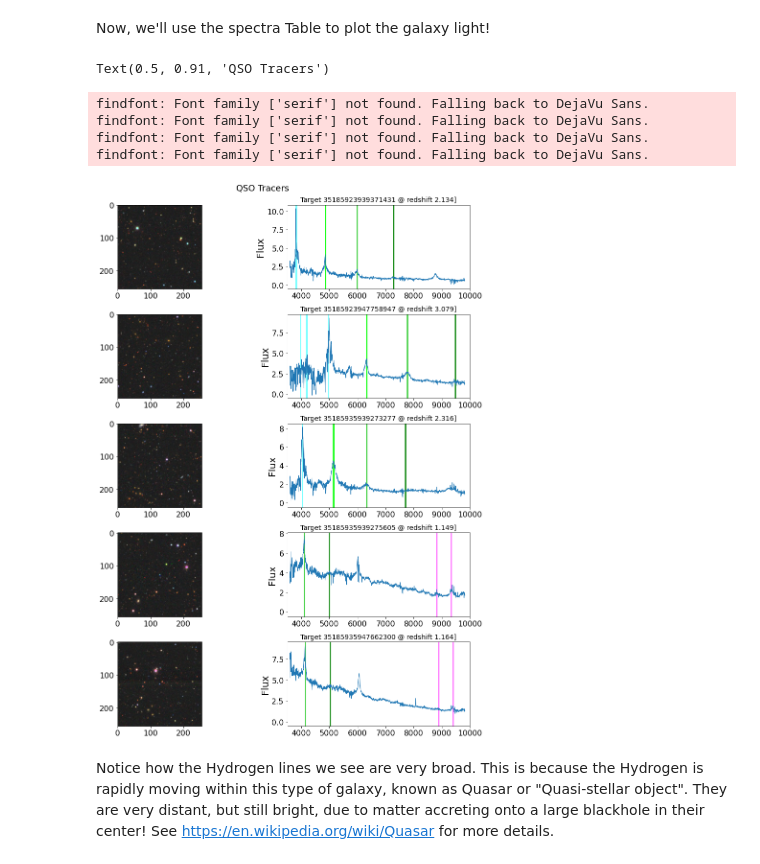
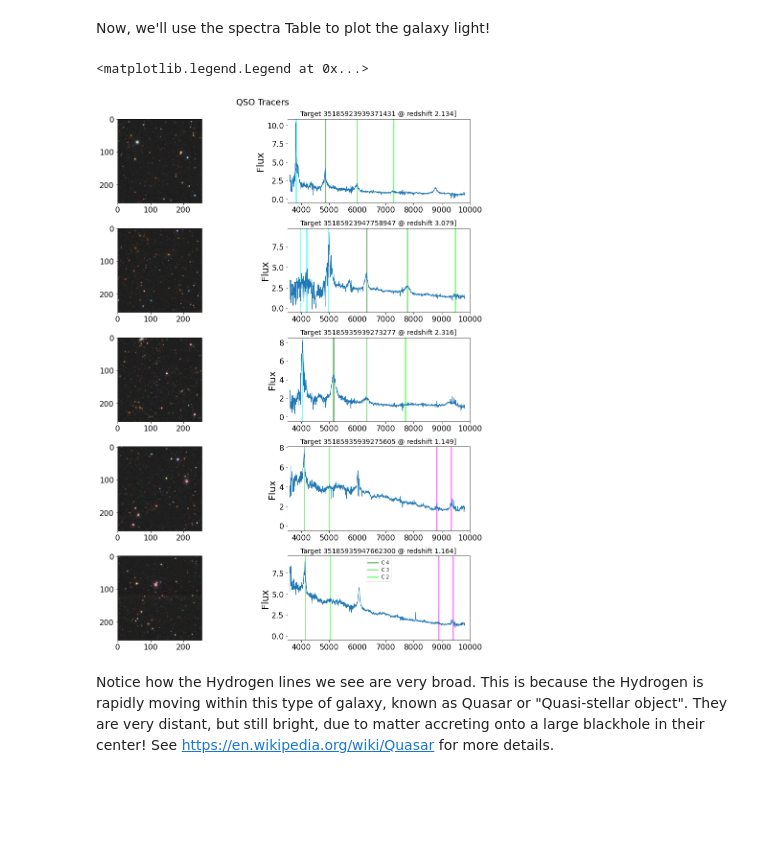
Before and after one commit to Nathanc7525/desihigh, a Jupyter notebook: DESI.ipynb, the cells around one changed output. Drawn from its saved outputs; the diff is of its cells as text; code cells hidden in the pictures; blank space fills up the shorter version.

```diff
--- a/DESI.ipynb
+++ b/DESI.ipynb
@@ -165,43 +174,42 @@ for i, tid in enumerate(redshifts['TARGETID'][:ngal]):
   for lyman in Lymans:
     axes[i,1].axvline((1. + redshift) * lyman, c='cyan', alpha=0.5)
   # CIV
-    axes[i,1].axvline((1. + redshift) * 1549.48, c='lime', alpha=0.5)
+  axes[i,1].axvline((1. + redshift) * 1549.48, c='green', alpha=0.5, label='C 4')
 
   # CIII
-    axes[i,1].axvline((1. + redshift) * 1908.734, c='limegreen', alpha=0.5)
+  axes[i,1].axvline((1. + redshift) * 1908.734, c='limegreen', alpha=0.5, label='C 3')
 
   # CII
-    axes[i,1].axvline((1. + redshift) * 2326.0, c='green', alpha=0.5)
+  axes[i,1].axvline((1. + redshift) * 2326.0, c='lime', alpha=0.5, label='C 2')
+
 
   # Plot the Balmer lines.
   for balmer in Balmers:
     axes[i,1].axvline((1. + redshift) * balmer, c='magenta', alpha=0.5)
 
   # Finally, plot the galaxy spectra!
   axes[i,1].plot(spectra['WAVELENGTH'], spectra['TARGET{:d}'.format(tid)], lw=1)
 
   # Add a tile.
   axes[i,1].set_title('Target {} @ redshift {:.3f}]'.format(tid, redshift), fontsize=14)
 
   # Set the axis limits.
   axes[i,1].set_xlim(3.5e3, 1.e4)
   axes[i,1].set_ylim(bottom=-0.5)
 
   axes[i,1].set_ylabel('Flux')
 
   # Add a photo of each galaxy.
   url = cutout(axes[i,0], redshifts['TARGET_RA'][i], redshifts['TARGET_DEC'][i])
 
 fig.subplots_adjust(hspace=0.3)
 
 fig.suptitle('{} Tracers'.format(tracers[0].upper()), fontsize=18, y=0.91)
+
+plt.legend()
 # %% [output]
-Text(0.5, 0.91, 'QSO Tracers')
+<matplotlib.legend.Legend at 0x...>
-findfont: Font family ['serif'] not found. Falling back to DejaVu Sans.
-findfont: Font family ['serif'] not found. Falling back to DejaVu Sans.
-findfont: Font family ['serif'] not found. Falling back to DejaVu Sans.
-findfont: Font family ['serif'] not found. Falling back to DejaVu Sans.
-[figure, old version]
+[figure, new version]
 # %% [markdown]
 Notice how the Hydrogen lines we see are very broad.  This is because the Hydrogen is rapidly moving within this type of galaxy, known as Quasar or "Quasi-stellar object".  They are very distant, but still bright, due to matter accreting onto a large blackhole in their center!  See https://en.wikipedia.org/wiki/Quasar for more details.
 # %% [markdown]
```
Also changed, not shown: parts of 2 cells of this notebook.
